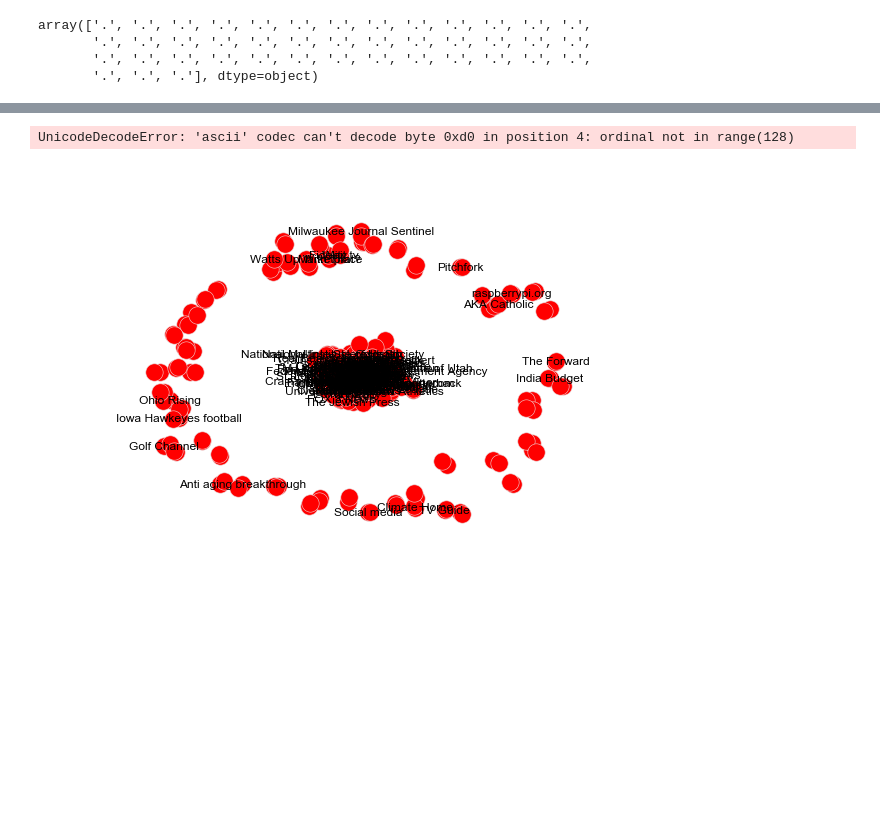
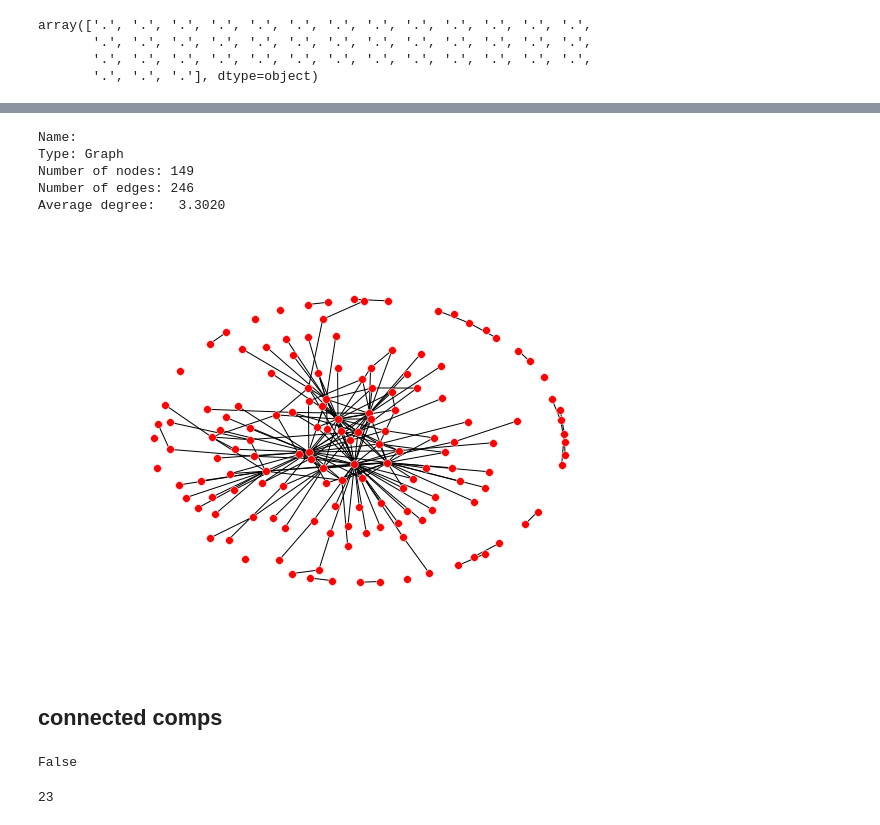
Before and after one commit to sbchou/experiential-surveys, a Jupyter notebook: GraphAnalysis.ipynb, the cells around one changed output, grey strips where cells are left out. Cells and saved outputs as stored; diff of their text form; code cells hidden in the pictures; blank space fills up the shorter version.

Commit message:
graph pruning

```diff
--- a/GraphAnalysis.ipynb
+++ b/GraphAnalysis.ipynb
@@ -161,0 +283,9 @@ graph
+# %%
+import copy
+pruned = copy.deepcopy(graph)
+# %%
+for p1 in pruned.keys():
+    for p2 in pruned[p1].keys():
+        if pruned[p1][p2]['weight'] == 1:
+            print p1, p2
+            pruned[p1].pop(p2, None)
@@ -161,0 +310,11 @@ graph
+# %%
+for p1 in pruned.keys():
+    for p2 in pruned[p1].keys():
+        if p2 == {}:
+            pruned[p1].pop(p2, None)
+
+
+for p1 in pruned.keys():
+    if pruned[p1].keys() == []:
+        print p1
+        pruned.pop(p1, None)
@@ -162,2 +339,2 @@ graph
 # %%
-G=nx.from_dict_of_dicts(graph)
+G=nx.from_dict_of_dicts(pruned)
@@ -164,9 +361,22 @@ G=nx.from_dict_of_dicts(graph)
+# %%
+print nx.info(G)
+# %% [output]
+Name:
+Type: Graph
+Number of nodes: 149
+Number of edges: 246
+Average degree:   3.3020
 # %%
 pos=nx.spring_layout(G)
-nx.draw(G,pos)
+nx.draw(G,pos,node_size=60,font_size=8, k=1)
+
 labels = nx.get_edge_attributes(G,'weight')
-nx.draw_networkx(G,pos,edge_labels=labels)
-nx.draw_networkx_edge_labels(G,pos,edge_labels=labels)
+#nx.draw_networkx(G,pos,edge_labels=labels, node_size=100)
 # %% [output]
-UnicodeDecodeError: 'ascii' codec can't decode byte 0xd0 in position 4: ordinal not in range(128)
-[figure, old version]
+[figure, new version]
+# %% [markdown]
+## connected comps
+# %%
+nx.is_connected(G)
+# %% [output]
+False
@@ -172,0 +385,4 @@ UnicodeDecodeError: 'ascii' codec can't decode byte 0xd0 in position 4: ordinal
+# %%
+len(subs)
+# %% [output]
+23
```
Also changed, not shown: parts of 43 cells of this notebook, 4 other files.
